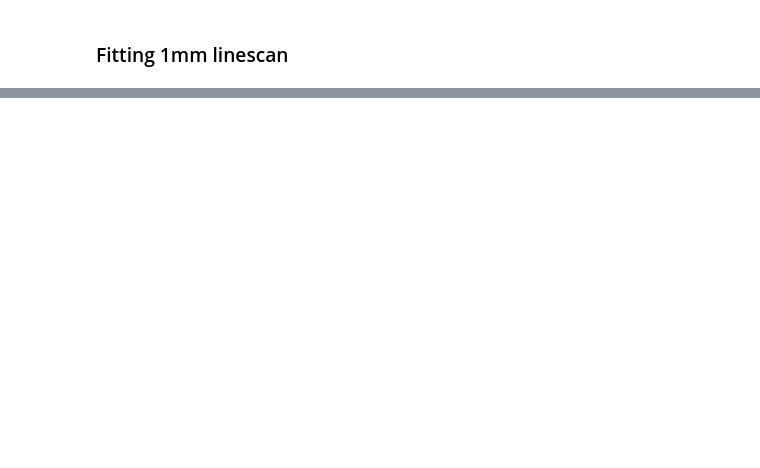
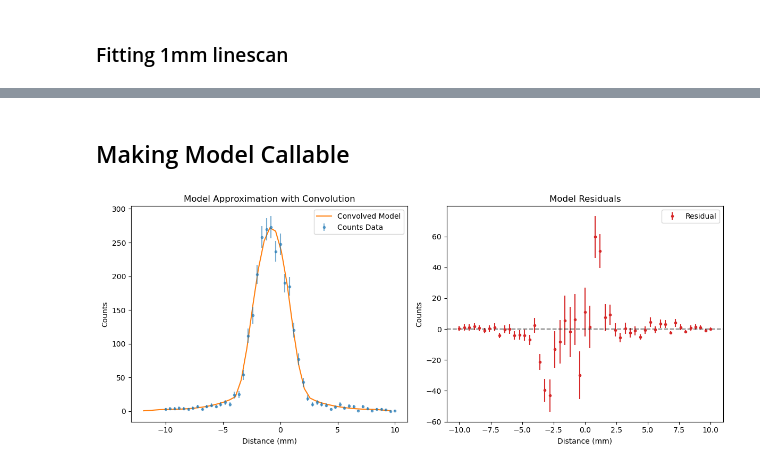
Before and after one commit to MarkZhit/PHYS409-PET, a Jupyter notebook: AlphaDetermination.ipynb, the cells around one changed output, grey strips where cells are left out. Cells and saved outputs as stored; diff of their text form; code cells hidden in the pictures; blank space fills up the shorter version.

```diff
--- a/AlphaDetermination.ipynb
+++ b/AlphaDetermination.ipynb
@@ -323,0 +361,2 @@ m.displayModelDataLinescan(convolvedX, convolvedSignal, dist_array, counts_array
+# %% [markdown]
+## Making Model Callable
@@ -323,0 +397,19 @@ m.displayModelDataLinescan(convolvedX, convolvedSignal, dist_array, counts_array
+# %%
+# x_scan = np.arange(-10, 10, 0.01)
+dist_array, counts_array, ucounts_array = m.readLineScan("./data/Lead Linescans - Feb 4/Feb 4, 2026, 2_37 PM, Scan1, 0_0 Deg, w-5mm.dat")
+
+mask = ucounts_array > 0
+filtered_arr = ucounts_array[mask]
+min_ucount = np.min(filtered_arr)
+
+ucounts_array = np.where(ucounts_array == 0, min_ucount, ucounts_array)
+
+initial_guess = [0, 5, 5.6, 15, 1.1, 30]
+#(source_x_arr, x0, slitW, attenuation_len, A, source_R, exposure_time):
+
+popt, pcov = curve_fit(monte_carlo_model, dist_array, counts_array, sigma=ucounts_array, p0=initial_guess)
+# %%
+
+m.displayModelDataLinescan(convolvedX, convolvedSignal, dist_array, counts_array, ucounts_array, "autofitting w=5mm lead linescan.png")
+# %% [output]
+[figure, added]
```
Also changed, not shown: parts of 9 cells of this notebook, 4 other files.
